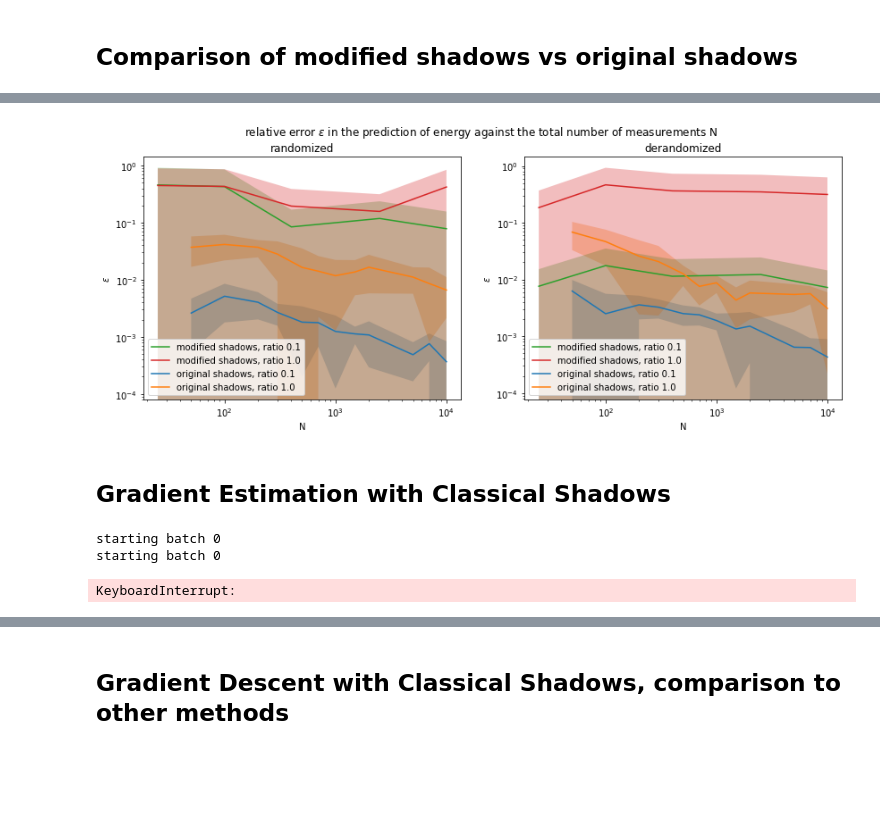
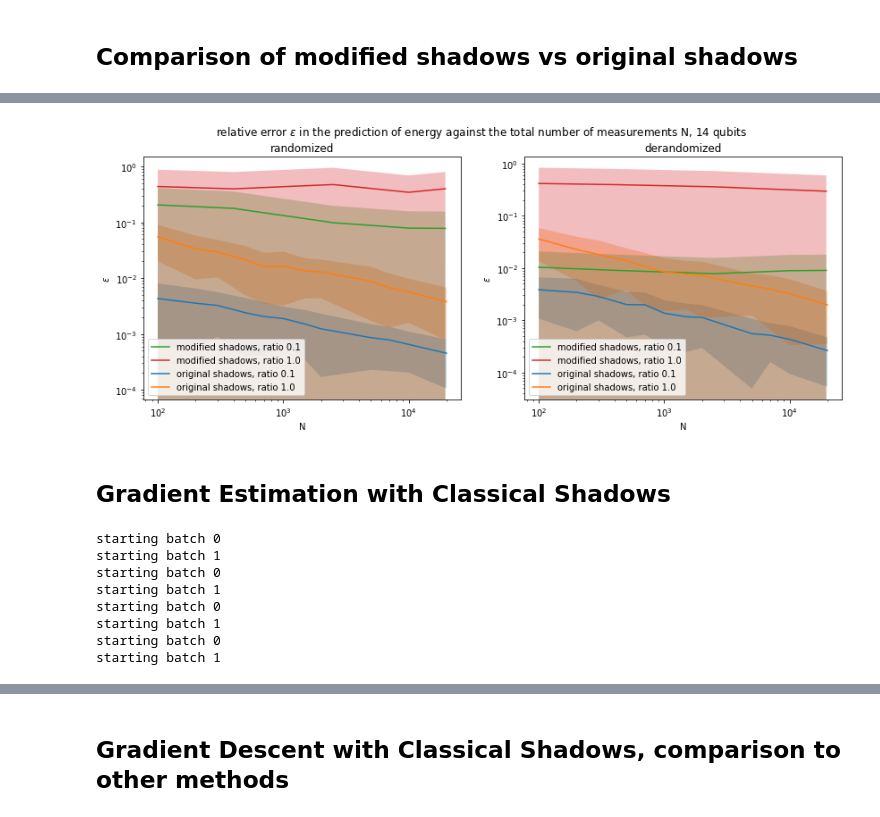
Before and after one commit to LennartBuerger/classical-shadows-for-1d-TFIM-energy-estimation, a Jupyter notebook: display_data/mps_display.ipynb, the cells around one changed output, grey strips where cells are left out. Drawn from its saved outputs; the diff is of its cells as text; code cells hidden in the pictures; blank space fills up the shorter version.

Commit message:
added nice plots for gradient descent and the energy prediction of modified shadows

```diff
--- a/display_data/mps_display.ipynb
+++ b/display_data/mps_display.ipynb
@@ -38,7 +38,7 @@ energy_dict = energy_dict.item()
 # 100s for one batch
 #modified shadows
 qubit_num = 14
-batches = 1
+batches = 50
 some_ratios = np.array([0.1, 1.0])
 num_of_measurements = np.array([10, 20, 50, 100, 140])
 num_of_measurements_per_rot = np.array([10, 20, 50, 100, 140])
@@ -75,6 +88,6 @@ starting batch 0
 # %%
 #unmodified classical shadows
-num_of_measurements = np.array([50, 100, 200, 300, 500, 700, 1000, 1500, 2000, 5000, 7000, 10000, 20000])
+num_of_measurements = np.array([100, 200, 300, 500, 700, 1000, 1500, 2000, 5000, 7000, 10000, 20000])
 batches = 50
 errors = np.zeros((batches, np.size(num_of_measurements), np.size(meas_methods), np.size(some_ratios)))
 for s in range(0, np.size(some_ratios)):
@@ -94,31 +107,32 @@ for s in range(0, np.size(some_ratios)):
                 energy_shadow[j] = TfimHamiltonianOpenFermion(qubit_num,some_ratios[s], 1, 'periodic').energy_shadow(None,num_of_measurements[j],meas_methods[l], measurements)
             errors[k,:, l, s] = np.abs(energy_shadow - energy_brute) / np.abs(energy_brute)
 # %%
-num_of_measurements = np.array([50, 100, 200, 300, 500, 700, 1000, 1500, 2000, 5000, 7000, 10000, 20000])
+qubit_num = 14
+num_of_measurements = np.array([50,100, 200, 300, 500, 700, 1000, 1500, 2000, 5000, 7000, 10000, 20000])
 fig, axs = plt.subplots(1, 2)
 fig.set_figheight(5)
 fig.set_figwidth(14)
 fig.suptitle('relative error $\epsilon$ in the prediction of energy against the total number of measurements N, ' + str(qubit_num) + ' qubits')
 error_mean_orig = np.mean(errors, axis=0)
 error_std_orig = np.std(errors, axis=0)
 for s in range(np.size(some_ratios)):
     for l in range(0,2):
-        axs[l].errorbar(num_of_measurements, error_mean_orig[:,l, s], label = 'original shadows, ratio ' + str(some_ratios[s]))
-        axs[l].fill_between(num_of_measurements, error_mean_orig[:,l, s] - error_std_orig[:,l, s], error_mean_orig[:,l,s] + error_std_orig[:,l,s], alpha = 0.3)
+        axs[l].errorbar(num_of_measurements[1:], error_mean_orig[1:,l, s], label = 'original shadows, ratio ' + str(some_ratios[s]))
+        axs[l].fill_between(num_of_measurements[1:], error_mean_orig[1:,l, s] - error_std_orig[1:,l, s], error_mean_orig[1:,l,s] + error_std_orig[1:,l,s], alpha = 0.3)
 
 num_of_measurements = np.array([10, 20, 50, 100, 140])
 num_of_measurements_per_rot = np.array([10, 20, 50, 100, 140])
 rel_error_mean = np.mean(rel_error_modified, axis=1)
 rel_error_std = np.mean(rel_error_modified, axis=1)
 for s in range(np.size(some_ratios)):
     for l in range(0,2):
         axs[l].plot(num_of_measurements*num_of_measurements_per_rot, rel_error_mean[:,l, s], label='modified shadows, ratio ' + str(some_ratios[s]))
         axs[l].fill_between(num_of_measurements*num_of_measurements_per_rot, rel_error_mean[:,l, s] - rel_error_std[:,l, s], rel_error_mean[:,l,s] + rel_error_std[:,l,s], alpha=0.3)
         axs[l].set(yscale='log', xscale='log', xlabel='N', ylabel='$\epsilon$')
         axs[l].set_title(meas_methods[l])
         axs[l].legend()
 # %% [output]
-[figure, old version]
+[figure, new version]
 # %% [markdown]
 ## Gradient Estimation with Classical Shadows
 # %%
@@ -137,27 +151,24 @@ param_vec = mps.to_param_vec()
 # we only needed this param vec to determine the size of the tensor
 random_param_vec = pt.rand(param_vec.shape[0], dtype=pt.cdouble)
 # %%
-# 6min per batch
+# 12 min per batch
 # now we estimate the gradient by using the derandomized classical shadows
-num_meas_bases = 2
-num_of_measurements_per_rot = np.array([10, 20, 50, 100, 200, 500, 1000, 2000, 5000, 1e4, 2e4, 5e4])
-batches = 1
+num_of_measurements = np.array([10, 20, 50, 100, 200])
+num_of_measurements_per_rot = np.array([10, 20, 50, 100, 200])
+batches = 30
 some_ratios = np.array([0.1, 1.0])
-state_categories = np.array(['random']) # could use 'ground' as well but gradient vanishes there
-errors = np.zeros((np.size(num_of_measurements_per_rot), batches, np.size(some_ratios), np.size(state_categories)))
+meas_methods = np.array(['randomized', 'derandomized'])
+errors = np.zeros((np.size(num_of_measurements_per_rot), batches, np.size(some_ratios), np.size(meas_methods)))
 
-for s in range(np.size(state_categories)):
+for l in range(np.size(meas_methods)):
+    if meas_methods[l] == 'derandomized':
+        num_of_measurements = 2 * np.ones(np.size(num_of_measurements))
+        num_of_measurements_per_rot = (num_of_measurements * num_of_measurements_per_rot) / 2
     for h in range(np.size(some_ratios)):
-        if state_categories[s] == 'random':
-            param_vec_brute = random_param_vec.clone().detach()
-            param_vec_brute.requires_grad_(True)
-            mps_brute = MPS.from_tensor_list(tensor_liste_rand)
-            mps_brute.from_param_vec(param_vec=param_vec_brute)
-        if state_categories[s] == 'ground':
-            param_vec_brute = ground_state_dict[str(1)]['open'][str(qubit_num)][str(some_ratios[h])].clone().detach()
-            param_vec_brute.requires_grad_(True)
-            mps_brute = MPS.from_state_vector(qubit_num, param_vec_brute)
-
+        param_vec_brute = random_param_vec.clone().detach()
+        param_vec_brute.requires_grad_(True)
+        mps_brute = MPS.from_tensor_list(tensor_liste_rand)
+        mps_brute.from_param_vec(param_vec=param_vec_brute)
         mps_brute.normalise()
         mps_brute.orth_idx = 0
         mps_brute.canonicalise(qubit_num - 1)
@@ -169,30 +180,29 @@ for s in range(np.size(state_categories)):
         for b in range(0, batches):
             print('starting batch ' + str(b))
             for j in range(np.size(num_of_measurements_per_rot)):
-                if state_categories[s] == 'random':
-                    param_vec_shadow = random_param_vec.clone().detach()
-                    param_vec_shadow.requires_grad_(True)
-                    mps = MPS.from_tensor_list(tensor_liste_rand)
-                    mps.from_param_vec(param_vec=param_vec_shadow)
-                if state_categories[s] == 'ground':
-                    param_vec_shadow = ground_state_dict[str(1)]['open'][str(qubit_num)][str(some_ratios[h])].clone().detach()
-                    param_vec_shadow.requires_grad_(True)
-                    mps = MPS.from_state_vector(qubit_num, param_vec_shadow)
-
+                param_vec_shadow = random_param_vec.clone().detach()
+                param_vec_shadow.requires_grad_(True)
+                mps = MPS.from_tensor_list(tensor_liste_rand)
+                mps.from_param_vec(param_vec=param_vec_shadow)
                 mps.normalise()
                 mps.orth_idx = 0
                 mps.canonicalise(qubit_num - 1)
                 observables = TfimHamiltonianOpenFermion(qubit_num, some_ratios[h], 1, 'open').observables_for_energy_estimation()
-                meas_outcomes, meas_procedure, probs = MPSQuantumState(qubit_num, mps).measurement_shadow(int(num_meas_bases), int(num_of_measurements_per_rot[j]), 'derandomized', observables)
+                meas_outcomes, meas_procedure, probs = MPSQuantumState(qubit_num, mps).measurement_shadow(int(num_of_measurements[j]), int(num_of_measurements_per_rot[j]), meas_methods[l], observables)
                 energies = pt.zeros(len(meas_outcomes))
                 for n in range(len(meas_outcomes)):
                     probs_direct = MPSQuantumState(qubit_num, mps).rotate_pauli(meas_procedure[n]).prob(pt.tensor(meas_outcomes[n]))
                     measurements = conversion_to_prediction_shadow_dict_shape([meas_procedure[n]]*len(meas_outcomes[n]), np.array(meas_outcomes[n]), qubit_num)
-                    energies[n] = TfimHamiltonianOpenFermion(qubit_num, some_ratios[h], 1, 'open').energy_shadow_mps_modified(measurements, probs_direct, 'derandomized')
+                    energies[n] = TfimHamiltonianOpenFermion(qubit_num, some_ratios[h], 1, 'open').energy_shadow_mps_modified(measurements, probs_direct, meas_methods[l])
                 energy_shadow = pt.mean(energies)
                 energy_shadow.backward()
-                errors[j,b,h,s] = pt.linalg.norm((param_vec_brute.grad - param_vec_shadow.grad) / pt.linalg.norm(param_vec_shadow.grad))
+                errors[j,b,h,l] = pt.linalg.norm((param_vec_brute.grad - param_vec_shadow.grad) / pt.linalg.norm(param_vec_shadow.grad))
 # %% [output]
 starting batch 0
+starting batch 1
 starting batch 0
+starting batch 1
+starting batch 0
+starting batch 1
+starting batch 0
+starting batch 1
-KeyboardInterrupt:
```
Also changed, not shown: parts of 12 cells of this notebook, 2 other files.
